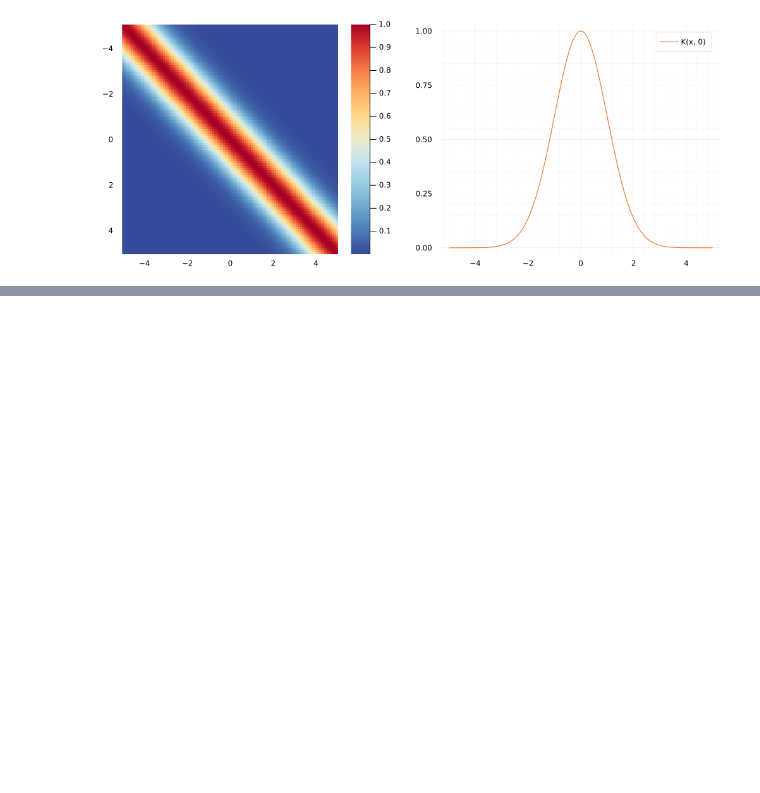
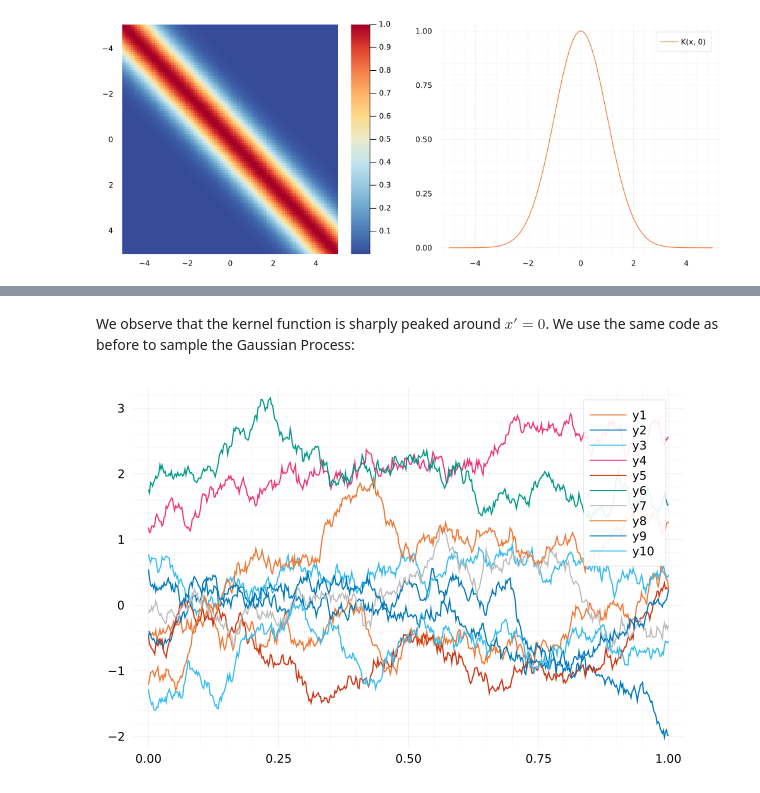
Before and after one commit to bonevbs/ml_notebooks, a Jupyter notebook: gaussian_processes.ipynb, the cells around one changed output, grey strips where cells are left out. Saved outputs shown, nothing was run; the diff lists cells and outputs as text; code cells hidden in the pictures; blank space fills up the shorter version.

```diff
--- a/gaussian_processes.ipynb
+++ b/gaussian_processes.ipynb
@@ -149,0 +177,6 @@ plot(mesh,samples)
+# %% [markdown]
+We observe that the kernel function is sharply peaked around $x'=0$. We use the same code as before to sample the Gaussian Process:
+# %%
+visualize_gp_samples(zero, K, 10)
+# %% [output]
+[figure, added]
```
Also changed, not shown: parts of 13 cells of this notebook, 1 other file.
